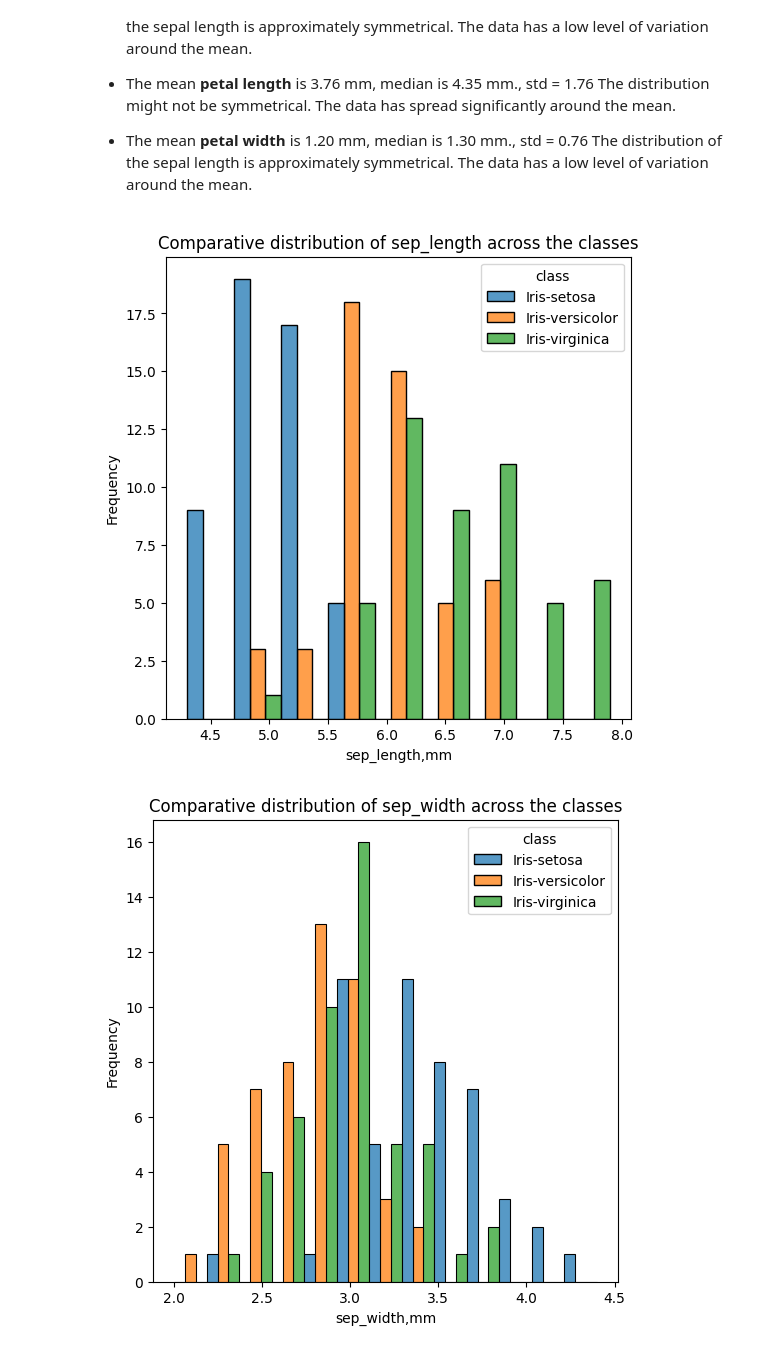
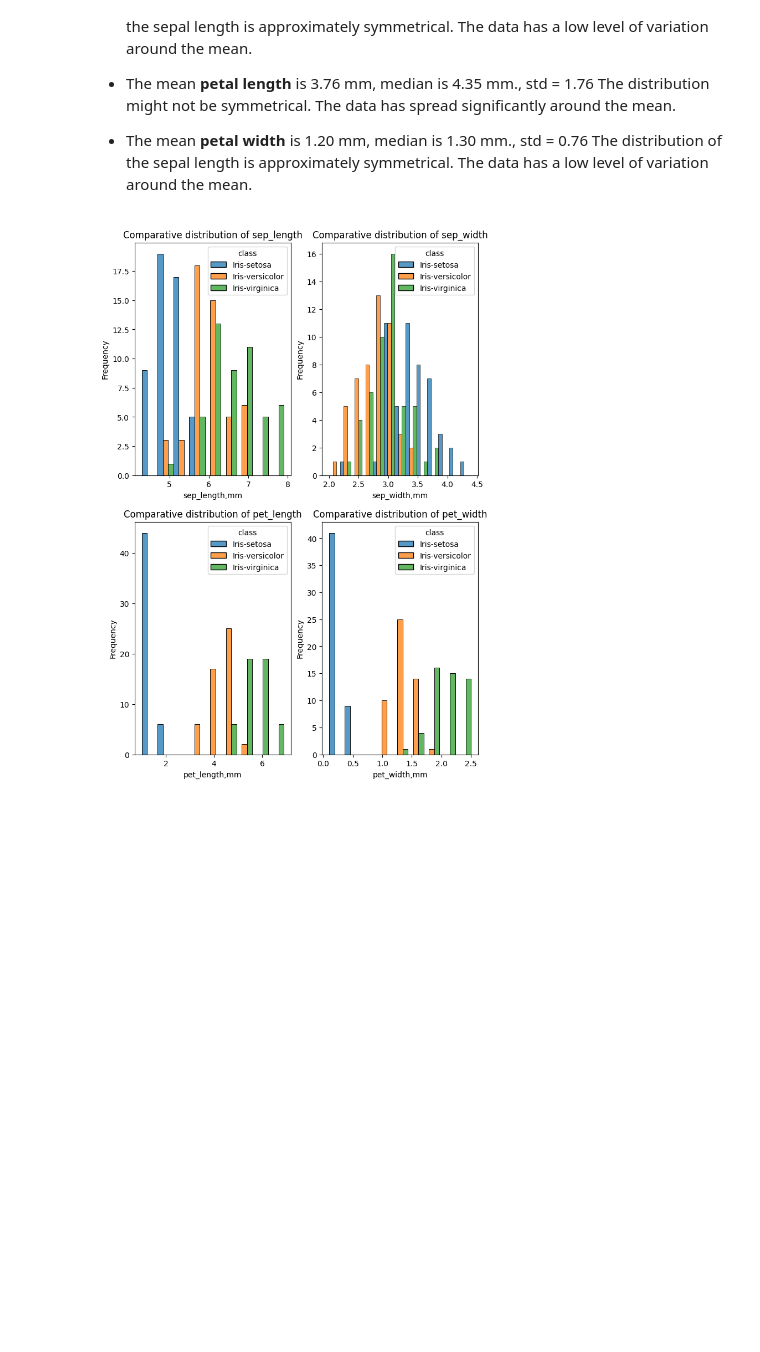
Before and after one commit to Kate-217/pands_project, a Jupyter notebook: iris.ipynb, the cells around one changed output. Cells and saved outputs as stored; diff of their text form; code cells hidden in the pictures; blank space fills up the shorter version.

```diff
--- a/iris.ipynb
+++ b/iris.ipynb
@@ -83,18 +83,33 @@ The distribution might not be symmetrical.  The data has spread significantly ar
 The distribution of the sepal length is approximately symmetrical. The data has a low level of variation around the mean.
 # %%
 # I am creating histogram in the Seaborn, as I believe it is
-# the easy way to use additional parametrs such as "hue" and "multiple" to get the clear visualisation.
+# the easy way to use additional parameters such as "hue" and "multiple" to get the clear visualisation.
 # Ref.[4][5]
 
-for feature in data:
+# This program takes a column and creates a distribution histogram for it's data.
+# 'column' is a columns's name in dataframe.
+# 'hue' is an additional parameter for data categorization, in my case it is the class of flowers.
 
-    if feature != 'class':
-        plt.figure(figsize=(6,6))
-        sns.histplot(data=data, x= data[feature], hue = 'class', multiple= 'dodge')
-        plt.title(f"Comparative distribution of {feature} across the classes")
-        plt.xlabel(f'{feature},mm')
-        plt.ylabel('Frequency')
-    plt.show()
+def plot_hist_hue(data, column, hue):
+    sns.histplot(data=data, x= data[column], hue = hue , multiple = 'dodge')
+    plt.title(f'Comparative distribution of {column}')
+    plt.xlabel(f'{column},mm')
+    plt.ylabel('Frequency')
+
+fig, axs = plt.subplots(2, 2, figsize=(8, 12))  # creating a figure and a grid of subplots with 2 rows and 2 columns
+
+plt.subplot(2,2,1) # first hist
+plot_hist_hue(data=data, column = 'sep_length', hue = 'class')
+
+plt.subplot(2,2,2) # second hist
+plot_hist_hue(data=data, column = 'sep_width', hue = 'class')
+
+plt.subplot(2,2,3) # third hist
+plot_hist_hue(data=data, column = 'pet_length', hue = 'class')
+
+plt.subplot(2,2,4) # fourth hist
+plot_hist_hue(data=data, column = 'pet_width', hue = 'class')
+
+plt.show()
 # %% [output]
-[figure, old version]
+[figure, new version]
-[figure, removed]
```
Also changed, not shown: parts of 5 cells of this notebook.
